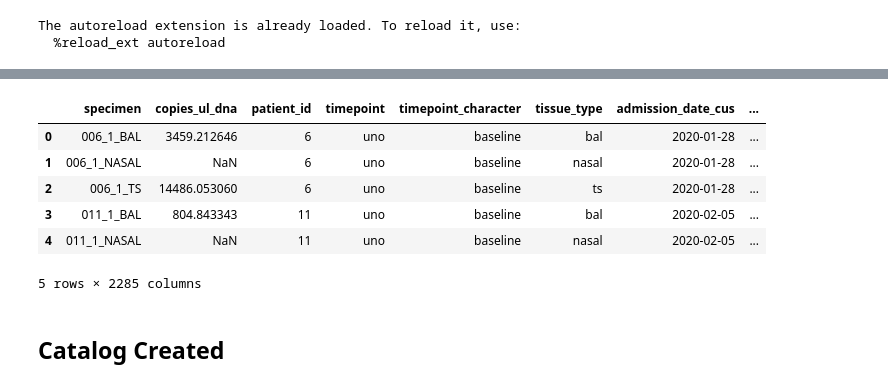
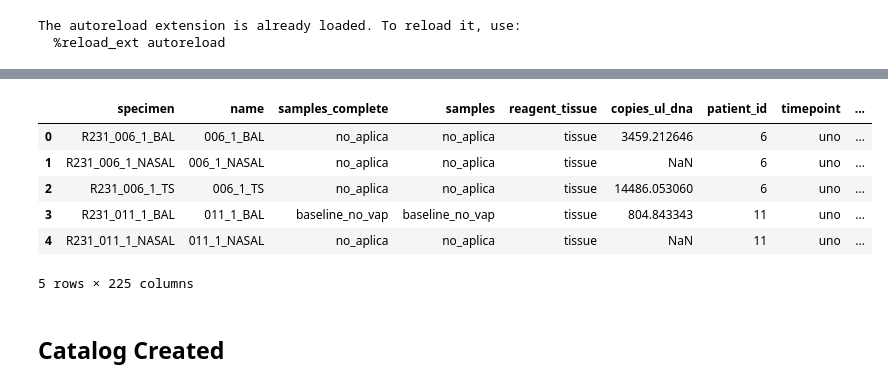
Before and after one commit to Jcamposlozano/MIcroVAP_Model, a Jupyter notebook: notebooks/Load_Data.ipynb, the cells around one changed output, grey strips where cells are left out. Cells and saved outputs as stored; diff of their text form; code cells hidden in the pictures.

```diff
--- a/notebooks/Load_Data.ipynb
+++ b/notebooks/Load_Data.ipynb
@@ -54,29 +54,32 @@ def build_measured_at(row):
     return base
 # %%
 #df = pd.read_excel(DATA_RAW / "microvap_metadata_complete_15012026.xlsx")
-df = pd.read_excel(DATA_RAW / "microvap_metadata_complete_27042026.xlsx")
+df = pd.read_excel(DATA_RAW / "microvap_colombia_mothur.metadata_completa.xlsx")
 df.columns = df.columns.str.strip()
+
+
+df = df[df['reagent_tissue'] == 'tissue']
 
 ## Created Primary keys
 df['admission_date_icu'] = pd.to_datetime(
     df['admission_date_icu']
 ).dt.strftime('%Y-%m-%d')
 df['admission_id'] = (
     df['patient_id'].astype(str)
     + "_"
     + df['admission_date_icu']
 )
 
 df["measured_at"] = df.apply(build_measured_at, axis=1)
 df.head()
 # %% [output]
-|  | specimen | copies_ul_dna | patient_id | timepoint | timepoint_character | tissue_type | admission_date_cus | ... |
-| 0 | 006_1_BAL | 3459.212646 | 6 | uno | baseline | bal | 2020-01-28 | ... |
-| 1 | 006_1_NASAL | NaN | 6 | uno | baseline | nasal | 2020-01-28 | ... |
-| 2 | 006_1_TS | 14486.053060 | 6 | uno | baseline | ts | 2020-01-28 | ... |
-| 3 | 011_1_BAL | 804.843343 | 11 | uno | baseline | bal | 2020-02-05 | ... |
-| 4 | 011_1_NASAL | NaN | 11 | uno | baseline | nasal | 2020-02-05 | ... |
+|  | specimen | name | samples_complete | samples | reagent_tissue | copies_ul_dna | patient_id | timepoint | ... |
+| 0 | R231_006_1_BAL | 006_1_BAL | no_aplica | no_aplica | tissue | 3459.212646 | 6 | uno | ... |
+| 1 | R231_006_1_NASAL | 006_1_NASAL | no_aplica | no_aplica | tissue | NaN | 6 | uno | ... |
+| 2 | R231_006_1_TS | 006_1_TS | no_aplica | no_aplica | tissue | 14486.053060 | 6 | uno | ... |
+| 3 | R231_011_1_BAL | 011_1_BAL | baseline_no_vap | baseline_no_vap | tissue | 804.843343 | 11 | uno | ... |
+| 4 | R231_011_1_NASAL | 011_1_NASAL | no_aplica | no_aplica | tissue | NaN | 11 | uno | ... |
-5 rows × 2285 columns
+5 rows × 225 columns
 # %% [markdown]
 ## Catalog Created
 # %% [markdown]
```
Also changed, not shown: parts of 23 cells of this notebook, 8 other files.
